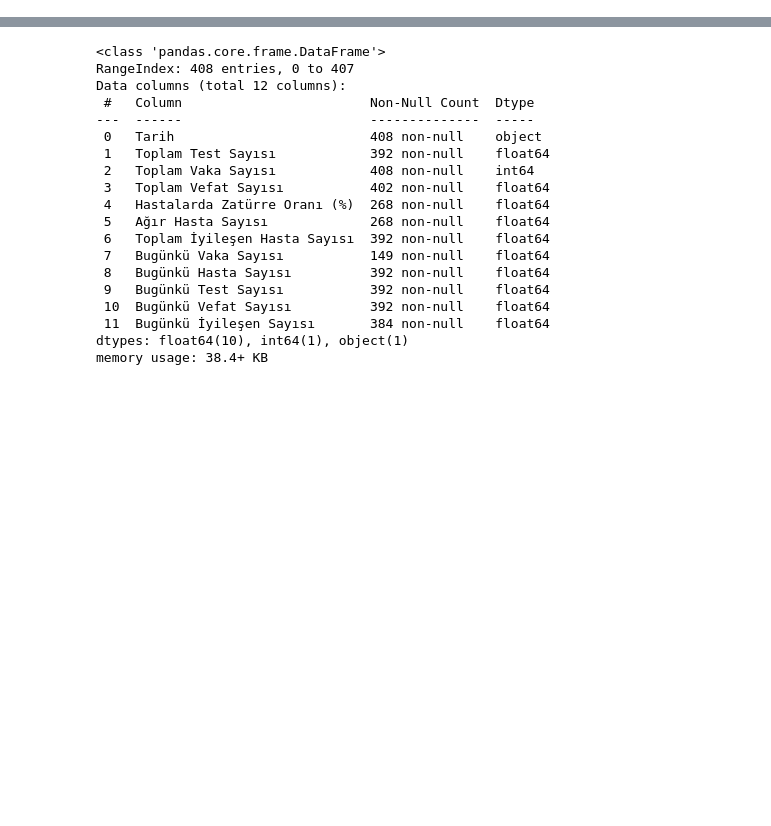
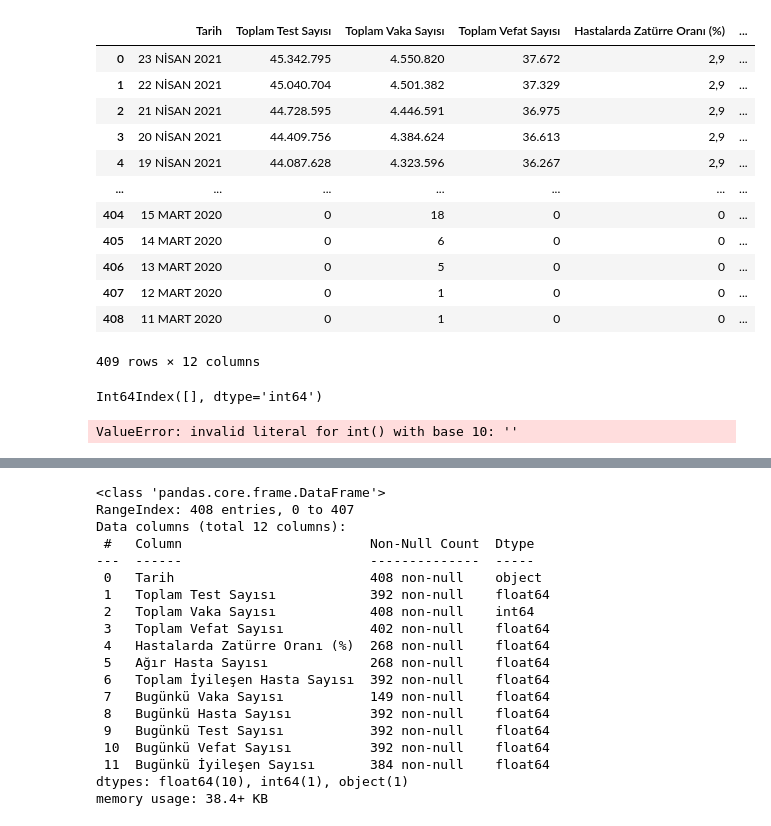
Before and after one commit to nafizcntz/Covid19-Tr-Forecasting, a Jupyter notebook: covid_tr.ipynb, the cells around one changed output, grey strips where cells are left out. Saved outputs shown, nothing was run; the diff lists cells and outputs as text; code cells hidden in the pictures; blank space fills up the shorter version.

```diff
--- a/covid_tr.ipynb
+++ b/covid_tr.ipynb
@@ -9,0 +140,25 @@ df = covid_tr[0].copy()
+# %%
+df
+# %% [output]
+|  | Tarih | Toplam Test Sayısı | Toplam Vaka Sayısı | Toplam Vefat Sayısı | Hastalarda Zatürre Oranı (%) | ... |
+| 0 | 23 NİSAN 2021 | 45.342.795 | 4.550.820 | 37.672 | 2,9 | ... |
+| 1 | 22 NİSAN 2021 | 45.040.704 | 4.501.382 | 37.329 | 2,9 | ... |
+| 2 | 21 NİSAN 2021 | 44.728.595 | 4.446.591 | 36.975 | 2,9 | ... |
+| 3 | 20 NİSAN 2021 | 44.409.756 | 4.384.624 | 36.613 | 2,9 | ... |
+| 4 | 19 NİSAN 2021 | 44.087.628 | 4.323.596 | 36.267 | 2,9 | ... |
+| ... | ... | ... | ... | ... | ... | ... |
+| 404 | 15 MART 2020 | 0 | 18 | 0 | 0 | ... |
+| 405 | 14 MART 2020 | 0 | 6 | 0 | 0 | ... |
+| 406 | 13 MART 2020 | 0 | 5 | 0 | 0 | ... |
+| 407 | 12 MART 2020 | 0 | 1 | 0 | 0 | ... |
+| 408 | 11 MART 2020 | 0 | 1 | 0 | 0 | ... |
+409 rows × 12 columns
+# %%
+df[df['Toplam Vaka Sayısı'] == ''].index
+# %% [output]
+Int64Index([], dtype='int64')
+# %%
+all_columns = list(df.loc[:, df.columns != 'Tarih']) # Creates list of all column headers
+df[all_columns] = df[all_columns].replace('.', '', regex=True).astype(float)
+# %% [output]
+ValueError: invalid literal for int() with base 10: ''
```
Also changed, not shown: parts of 14 cells of this notebook, 2 other files.
